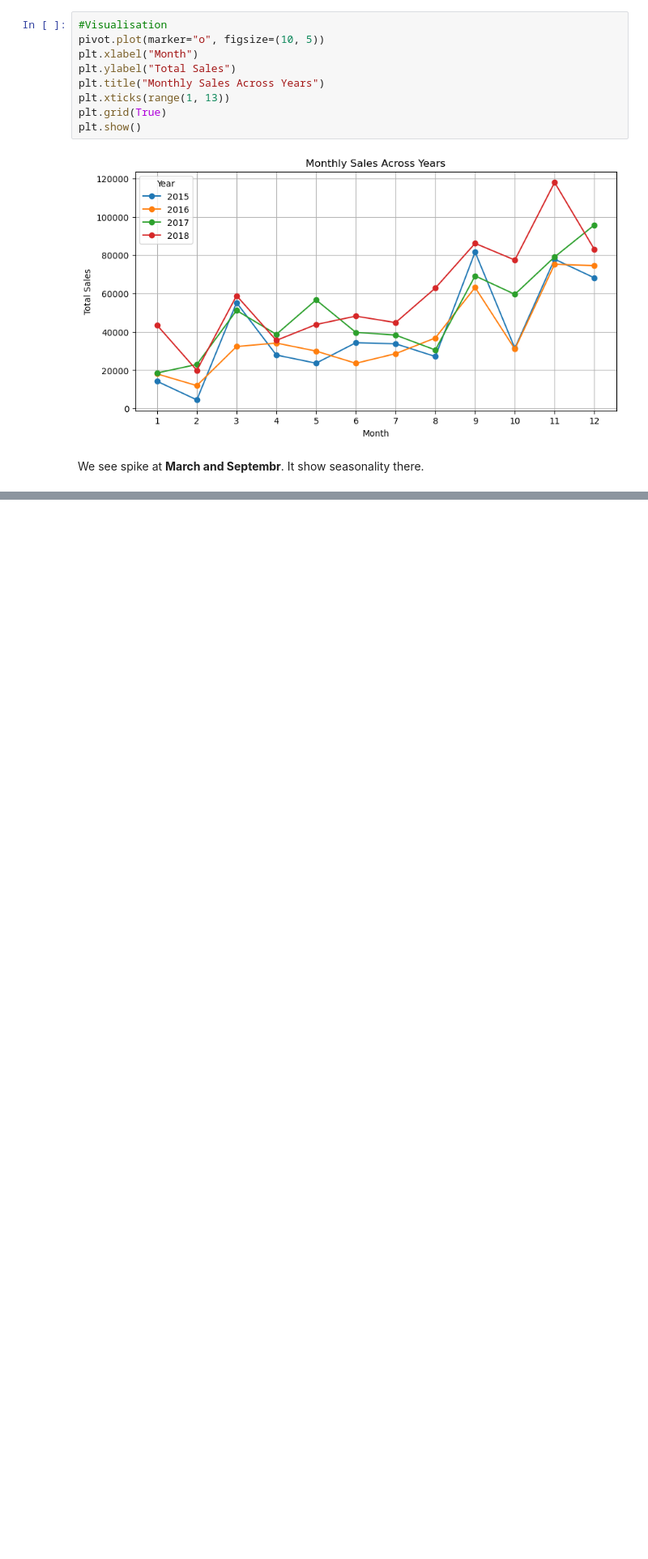
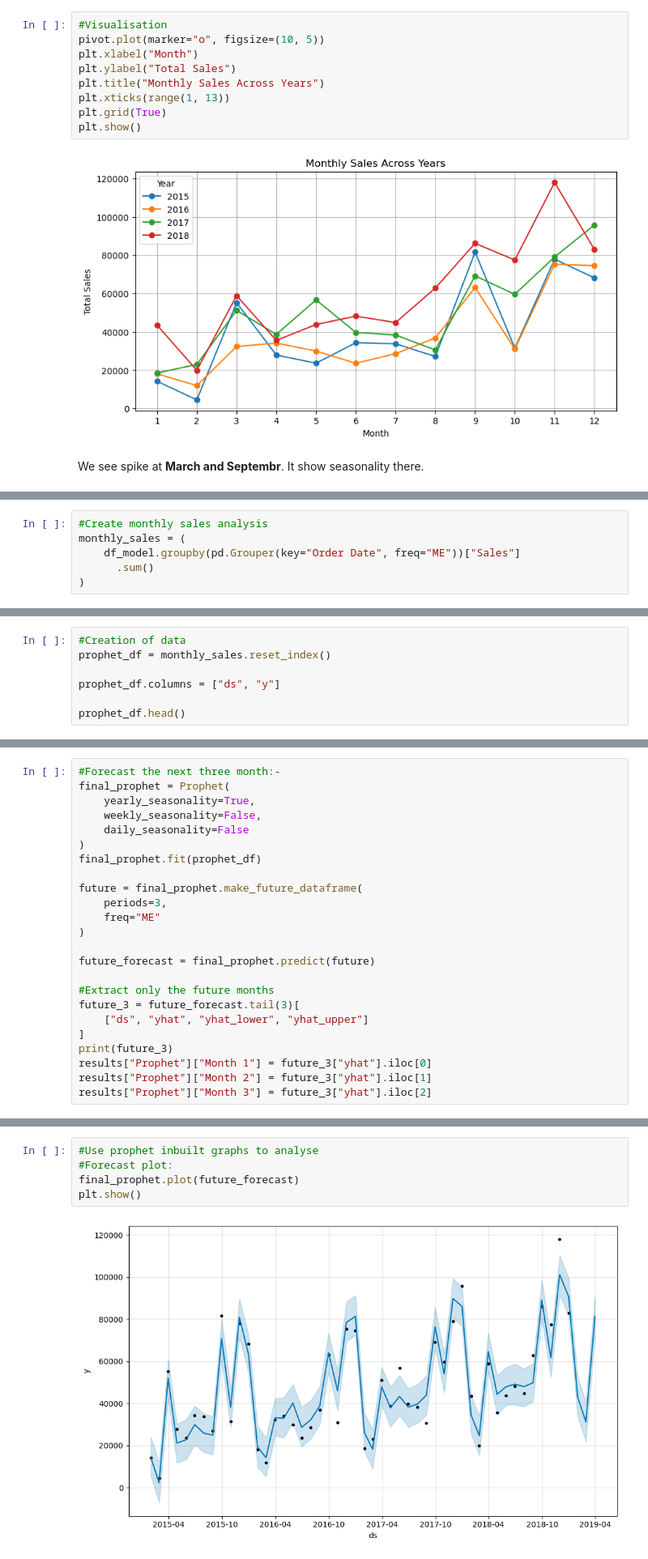
Before and after one commit to bishalanand/Sales-analysis, a Jupyter notebook: Analysis.ipynb, the cells around one changed output, grey strips where cells are left out. Shown at 81% size. Cells and saved outputs as stored; diff of their text form; blank space fills up the shorter version.

```diff
--- a/Analysis.ipynb
+++ b/Analysis.ipynb
@@ -324,0 +431,6 @@ memory usage: 2.0+ MB
+# %%
+#Create monthly sales analysis
+monthly_sales = (
+    df_model.groupby(pd.Grouper(key="Order Date", freq="ME"))["Sales"]
+      .sum()
+)
@@ -324,0 +599,7 @@ memory usage: 2.0+ MB
+# %%
+#Creation of data
+prophet_df = monthly_sales.reset_index()
+
+prophet_df.columns = ["ds", "y"]
+
+prophet_df.head()
@@ -324,0 +693,24 @@ memory usage: 2.0+ MB
+# %%
+#Forecast the next three month:-
+final_prophet = Prophet(
+    yearly_seasonality=True,
+    weekly_seasonality=False,
+    daily_seasonality=False
+)
+final_prophet.fit(prophet_df)
+
+future = final_prophet.make_future_dataframe(
+    periods=3,
+    freq="ME"
+)
+
+future_forecast = final_prophet.predict(future)
+
+#Extract only the future months
+future_3 = future_forecast.tail(3)[
+    ["ds", "yhat", "yhat_lower", "yhat_upper"]
+]
+print(future_3)
+results["Prophet"]["Month 1"] = future_3["yhat"].iloc[0]
+results["Prophet"]["Month 2"] = future_3["yhat"].iloc[1]
+results["Prophet"]["Month 3"] = future_3["yhat"].iloc[2]
@@ -324,0 +724,7 @@ memory usage: 2.0+ MB
+# %%
+#Use prophet inbuilt graphs to analyse
+#Forecast plot:
+final_prophet.plot(future_forecast)
+plt.show()
+# %% [output]
+[figure, added]
```
Also changed, not shown: parts of 45 cells of this notebook.
